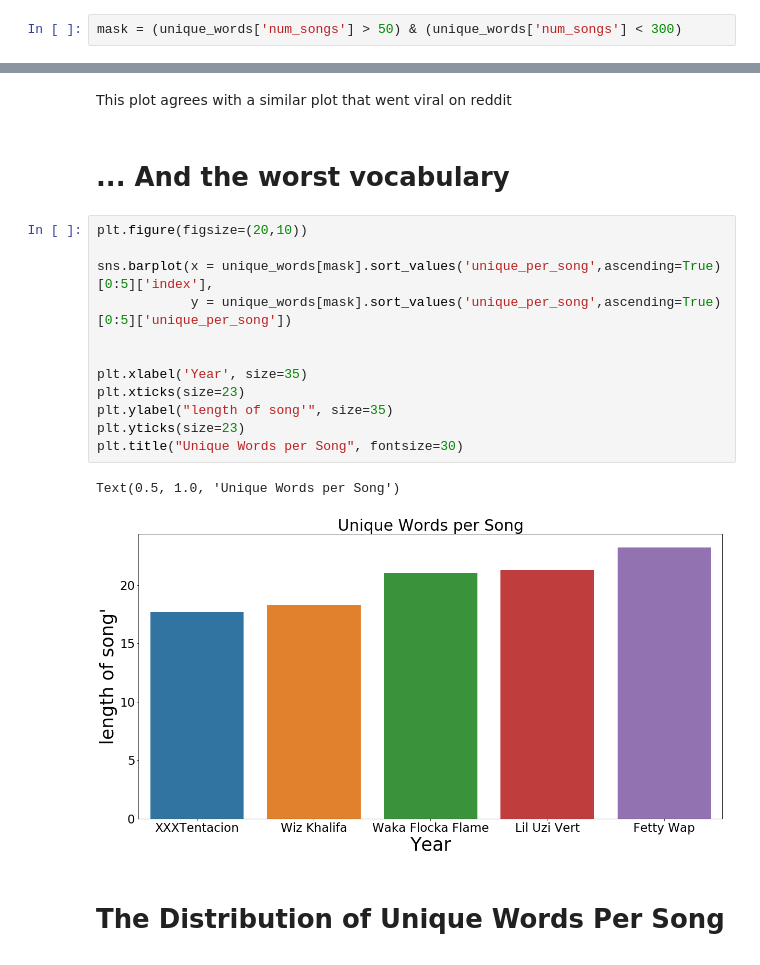
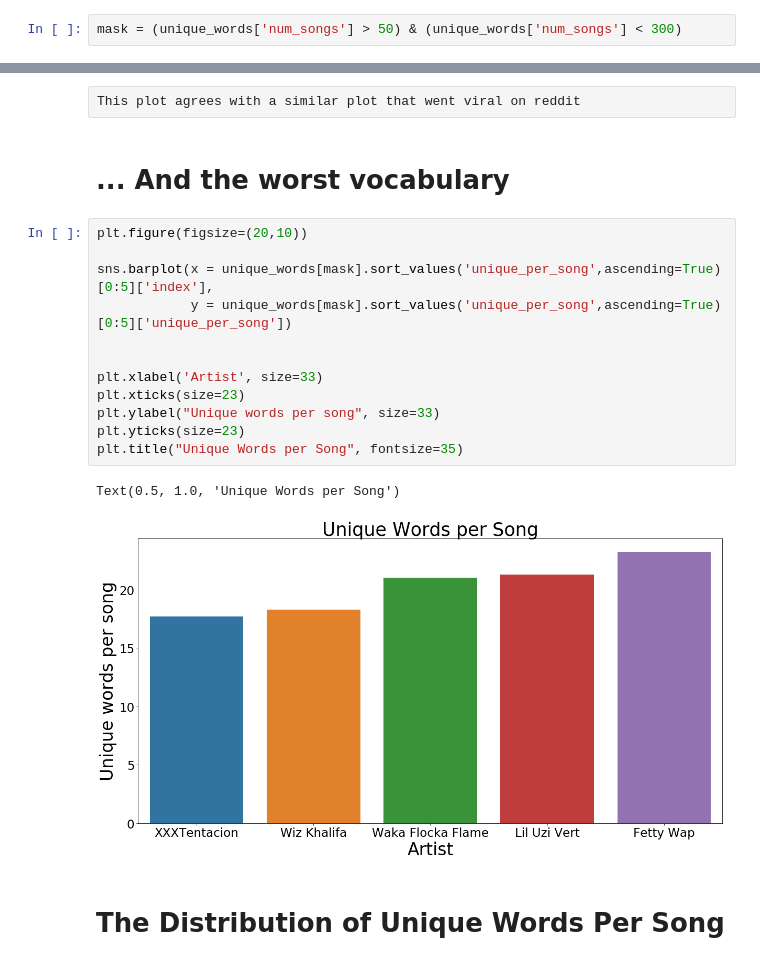
Before and after one commit to celehman44/Rap_Lyrics_Analysis, a Jupyter notebook: 10_EDA.ipynb, the cells around one changed output, grey strips where cells are left out. Cells and saved outputs as stored; diff of their text form.

```diff
--- a/10_EDA.ipynb
+++ b/10_EDA.ipynb
@@ -528,22 +548,22 @@ Text(0.5, 1.0, 'Unique Words per Song')
-# %% [markdown]
-This plot agrees with a similar plot that went viral on reddit
+# %% [raw]
+This plot agrees with a similar plot that went viral on reddit
 # %% [markdown]
 # ... And the worst vocabulary
 # %%
 plt.figure(figsize=(20,10))
 
 sns.barplot(x = unique_words[mask].sort_values('unique_per_song',ascending=True)[0:5]['index'],
             y = unique_words[mask].sort_values('unique_per_song',ascending=True)[0:5]['unique_per_song'])
 
 
-plt.xlabel('Year', size=35)
+plt.xlabel('Artist', size=33)
 plt.xticks(size=23)
-plt.ylabel("length of song'", size=35)
+plt.ylabel("Unique words per song", size=33)
 plt.yticks(size=23)
-plt.title("Unique Words per Song", fontsize=30)
+plt.title("Unique Words per Song", fontsize=35)
 # %% [output]
 Text(0.5, 1.0, 'Unique Words per Song')
-[figure, old version]
+[figure, new version]
 # %% [markdown]
 # The Distribution of Unique Words Per Song
 # %%
```
Also changed, not shown: parts of 3 cells of this notebook, 5 other files.
